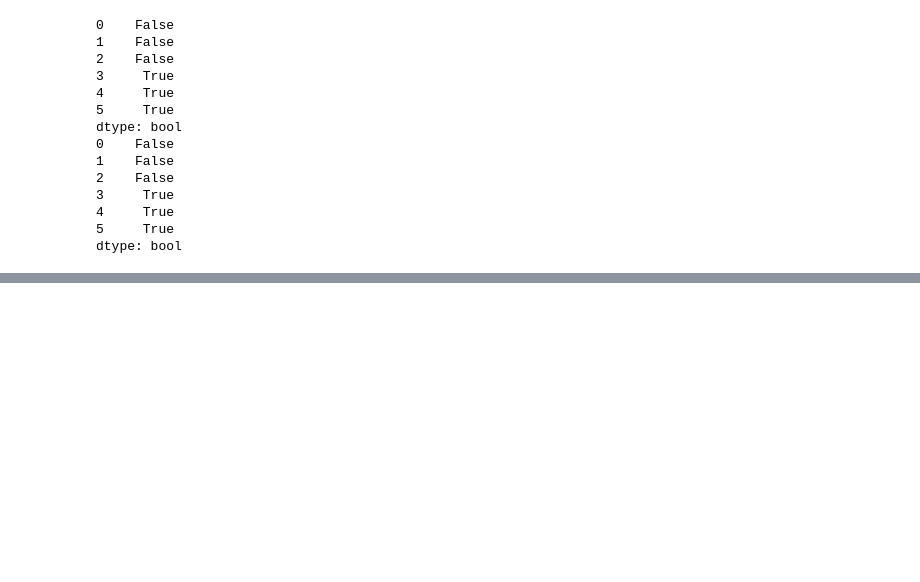
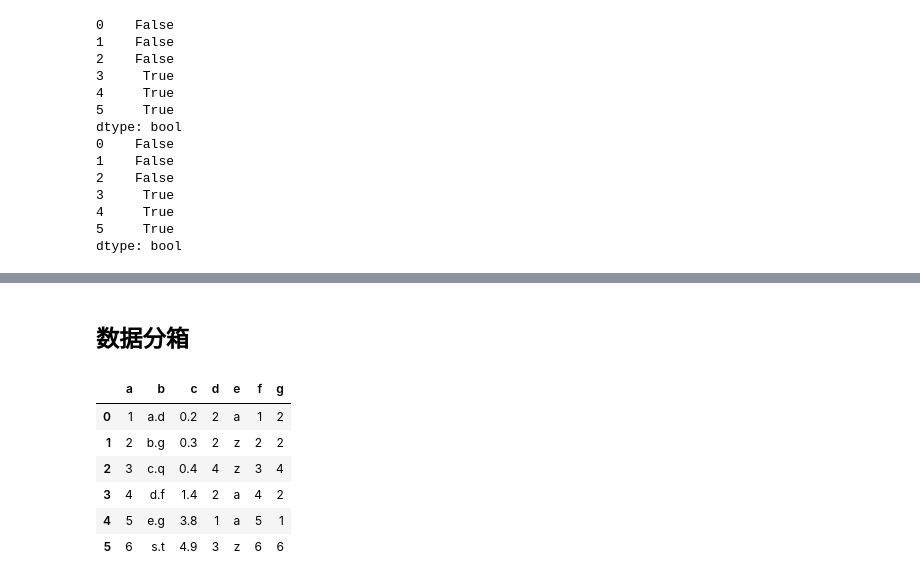
Before and after one commit to RhysZhang1/my_first_repository, a Jupyter notebook: n_p/pandasnote.ipynb, the cells around one changed output, grey strips where cells are left out. Saved outputs shown, nothing was run; the diff lists cells and outputs as text; code cells hidden in the pictures; blank space fills up the shorter version.

```diff
--- a/n_p/pandasnote.ipynb
+++ b/n_p/pandasnote.ipynb
@@ -654,0 +921,21 @@ s
+# %% [markdown]
+## 数据分箱
+# %%
+s=pd.DataFrame({
+    'a':[1,2,3,4,5,6],
+    'b':['a.d','b.g','c.q','d.f','e.g','s.t'],
+    'c':[0.2,0.3,0.4,1.4,3.8,4.9],
+    'd':[2,2,4,2,1,3],
+    'e':['a','z','z','a','a','z'],
+    'f':[1,2,3,4,5,6],
+    'g':[2,2,4,2,1,6],
+})
+s
+# %% [output]
+|  | a | b | c | d | e | f | g |
+| 0 | 1 | a.d | 0.2 | 2 | a | 1 | 2 |
+| 1 | 2 | b.g | 0.3 | 2 | z | 2 | 2 |
+| 2 | 3 | c.q | 0.4 | 4 | z | 3 | 4 |
+| 3 | 4 | d.f | 1.4 | 2 | a | 4 | 2 |
+| 4 | 5 | e.g | 3.8 | 1 | a | 5 | 1 |
+| 5 | 6 | s.t | 4.9 | 3 | z | 6 | 6 |
```
Also changed, not shown: parts of 51 cells of this notebook.
